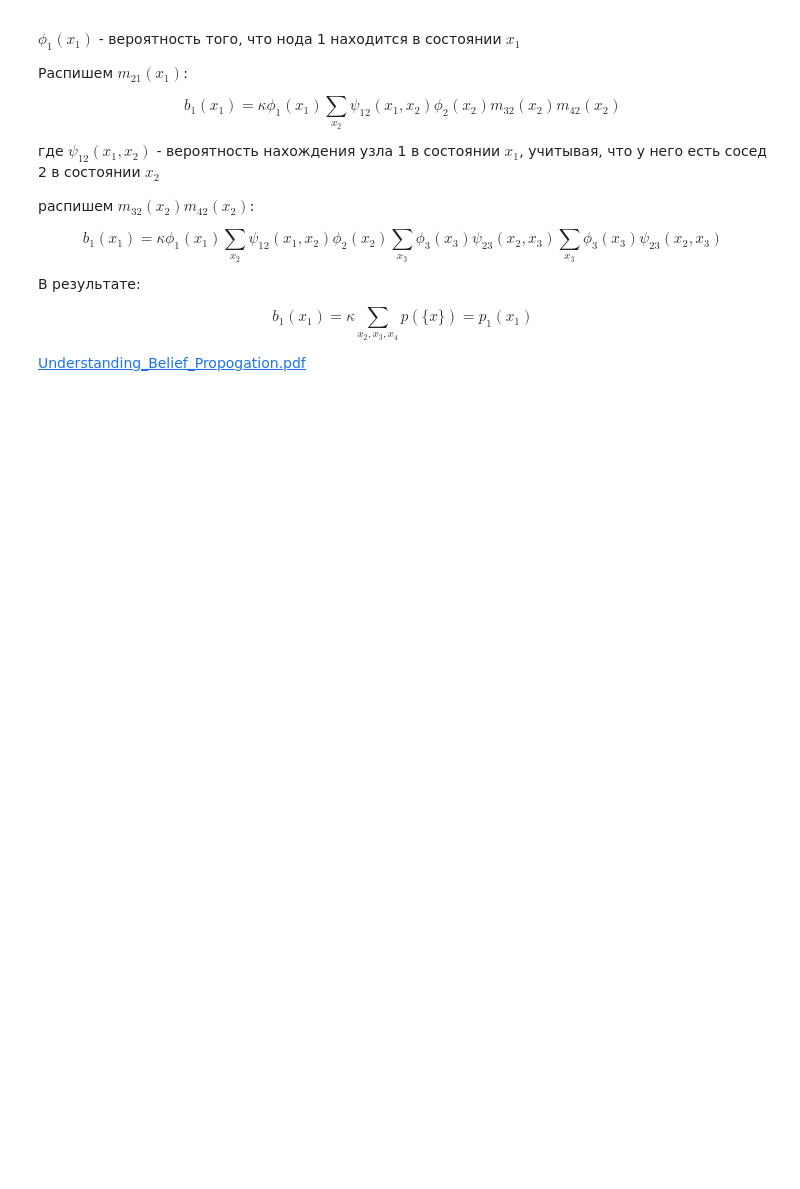
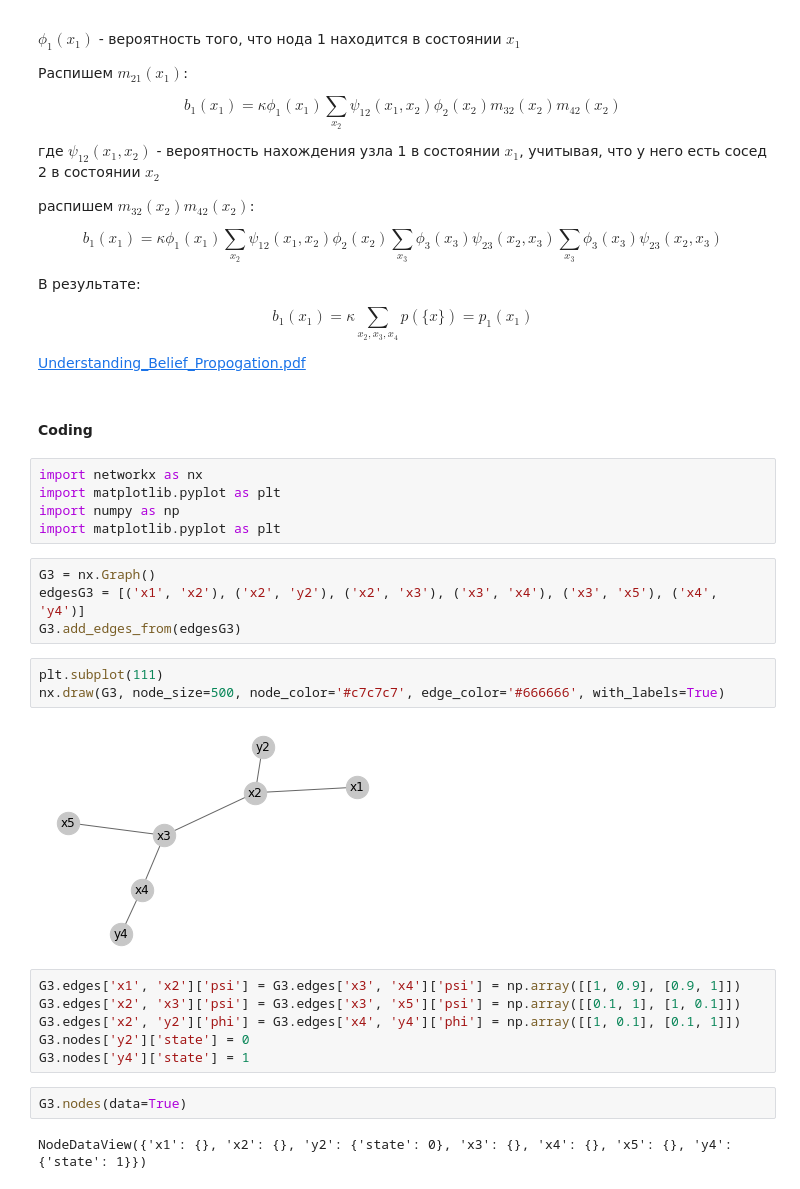
Before and after one commit to KonstantinKlepikov/cs224w-homwork, a Jupyter notebook: homework_2.ipynb, the cells around one changed output. Saved outputs shown, nothing was run; the diff lists cells and outputs as text; blank space fills up the shorter version.

```diff
--- a/homework_2.ipynb
+++ b/homework_2.ipynb
@@ -191,3 +191,29 @@ $$b_1(x_1) = \kappa\phi_1(x_1)\sum_{x_2}\psi_{12}(x_1, x_2)\phi_2(x_2)\sum_{x_3}
 $$b_1(x_1) = \kappa\sum_{x_2, x_3, x_4}p(\{x\}) = p_1(x_1)$$
 
 [Understanding_Belief_Propogation.pdf](http://people.csail.mit.edu/billf/publications/Understanding_Belief_Propogation.pdf)
+# %% [markdown]
+#### Coding
+# %%
+import networkx as nx
+import matplotlib.pyplot as plt
+import numpy as np
+import matplotlib.pyplot as plt
+# %%
+G3 = nx.Graph()
+edgesG3 = [('x1', 'x2'), ('x2', 'y2'), ('x2', 'x3'), ('x3', 'x4'), ('x3', 'x5'), ('x4', 'y4')]
+G3.add_edges_from(edgesG3)
+# %%
+plt.subplot(111)
+nx.draw(G3, node_size=500, node_color='#c7c7c7', edge_color='#666666', with_labels=True)
+# %% [output]
+[figure, added]
+# %%
+G3.edges['x1', 'x2']['psi'] = G3.edges['x3', 'x4']['psi'] = np.array([[1, 0.9], [0.9, 1]])
+G3.edges['x2', 'x3']['psi'] = G3.edges['x3', 'x5']['psi'] = np.array([[0.1, 1], [1, 0.1]])
+G3.edges['x2', 'y2']['phi'] = G3.edges['x4', 'y4']['phi'] = np.array([[1, 0.1], [0.1, 1]])
+G3.nodes['y2']['state'] = 0
+G3.nodes['y4']['state'] = 1
+# %%
+G3.nodes(data=True)
+# %% [output]
+NodeDataView({'x1': {}, 'x2': {}, 'y2': {'state': 0}, 'x3': {}, 'x4': {}, 'x5': {}, 'y4': {'state': 1}})
```
Also changed, not shown: parts of 8 cells of this notebook.
